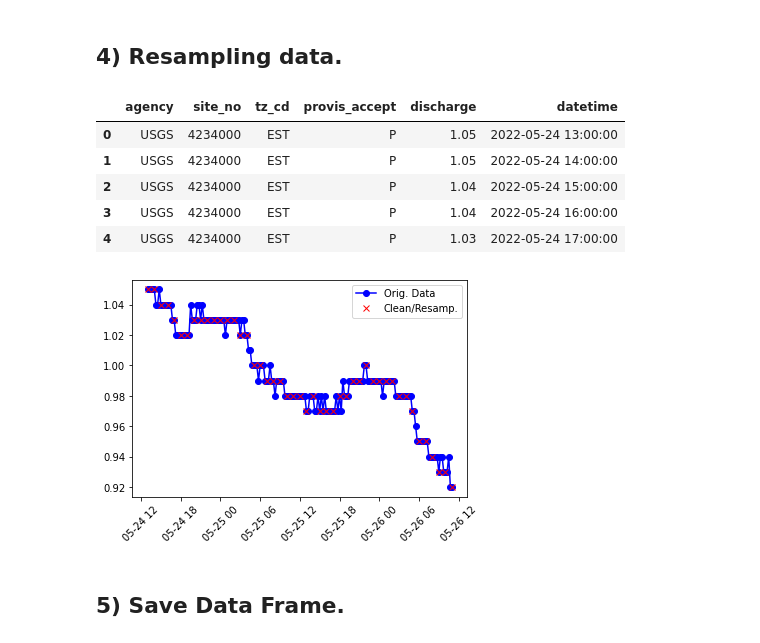
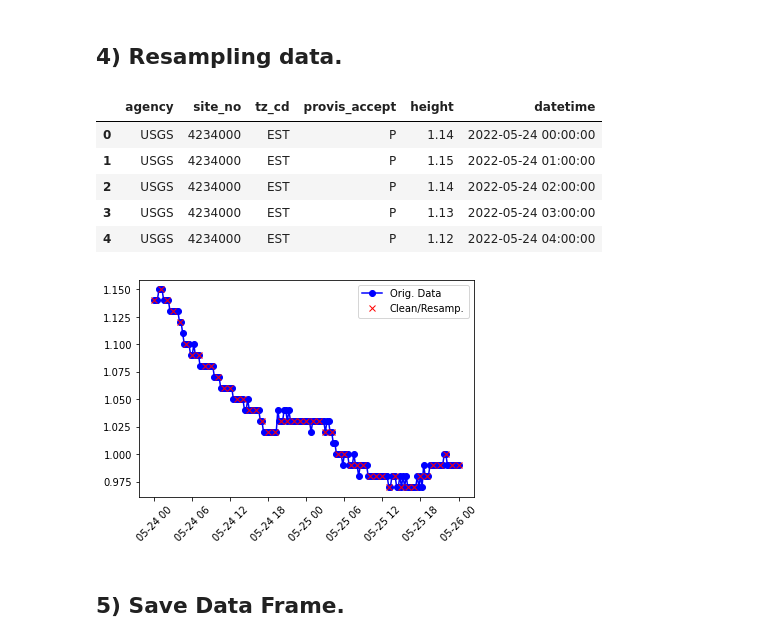
Before and after one commit to alex-l-young/pydrology, a Jupyter notebook: Examples/usgs_data_request.ipynb, the cells around one changed output. Drawn from its saved outputs; the diff is of its cells as text; code cells hidden in the pictures.

Commit message:
Add option for height or discharge parameter output

```diff
--- a/Examples/usgs_data_request.ipynb
+++ b/Examples/usgs_data_request.ipynb
@@ -42,7 +45,7 @@ end_time = "11:00:00.000"
 gmt_offset = "-05:00"
 # %%
 # Request the gage data as a DataFrame.
-gage_df = request_usgs_data(gage_id, start_date, start_time, end_date, end_time, gmt_offset)
+gage_df = request_usgs_data(gage_id, parameter, start_date, start_time, end_date, end_time, gmt_offset)
 
 # Print the head and tail.
 gage_df.head()
@@ -73,5 +76,5 @@ plotting.plot_data_timeseries(gage_df, data_column_name, time_column_name, missi
 ## 3) Data cleaning.
 # %%
 dt = 15 # Time step in minutes.
-data_column = 'discharge'
+data_column = 'height'
 time_column = 'datetime'
@@ -80,7 +81,3 @@ time_column = 'datetime'
-# %%
-# Trace means that there was precipitation, but it was below the measurement threshold.
-trace_value = 'T'
-gage_df.replace(trace_value, 0.0, inplace=True)
 # %% [markdown]
 ### Set Missing to NaN. 'M' => NaN
 # %%
@@ -105,26 +95,26 @@ gage_df = time_series.interpolate_time_series(gage_df, data_column, method='line
 ## 4) Resampling data.
 # %%
 new_dt = 60 # New time step in minutes.
-data_column = 'discharge'
+data_column = 'height'
 time_column = 'datetime'
 resample_gage_df = time_series.resample_data(gage_df, time_column, data_column, new_dt)
 resample_gage_df.head()
 # %% [output]
-|  | agency | site_no | tz_cd | provis_accept | discharge | datetime |
-| 0 | USGS | 4234000 | EST | P | 1.05 | 2022-05-24 13:00:00 |
-| 1 | USGS | 4234000 | EST | P | 1.05 | 2022-05-24 14:00:00 |
-| 2 | USGS | 4234000 | EST | P | 1.04 | 2022-05-24 15:00:00 |
-| 3 | USGS | 4234000 | EST | P | 1.04 | 2022-05-24 16:00:00 |
-| 4 | USGS | 4234000 | EST | P | 1.03 | 2022-05-24 17:00:00 |
+|  | agency | site_no | tz_cd | provis_accept | height | datetime |
+| 0 | USGS | 4234000 | EST | P | 1.14 | 2022-05-24 00:00:00 |
+| 1 | USGS | 4234000 | EST | P | 1.15 | 2022-05-24 01:00:00 |
+| 2 | USGS | 4234000 | EST | P | 1.14 | 2022-05-24 02:00:00 |
+| 3 | USGS | 4234000 | EST | P | 1.13 | 2022-05-24 03:00:00 |
+| 4 | USGS | 4234000 | EST | P | 1.12 | 2022-05-24 04:00:00 |
 # %%
 fig, ax = plt.subplots()
-ax.plot(gage_df.datetime, gage_df.discharge, 'b-o', label='Orig. Data')
-ax.plot(resample_gage_df.datetime, resample_gage_df.discharge, 'rx', label='Clean/Resamp.')
+ax.plot(gage_df.datetime, gage_df[data_column], 'b-o', label='Orig. Data')
+ax.plot(resample_gage_df.datetime, resample_gage_df[data_column], 'rx', label='Clean/Resamp.')
 ax.legend()
 ax.tick_params(axis='x', rotation=45)
 plt.show()
 # %% [output]
-[figure, old version]
+[figure, new version]
 # %% [markdown]
 ## 5) Save Data Frame.
 # %%
```
Also changed, not shown: parts of 6 cells of this notebook, 1 other file.
